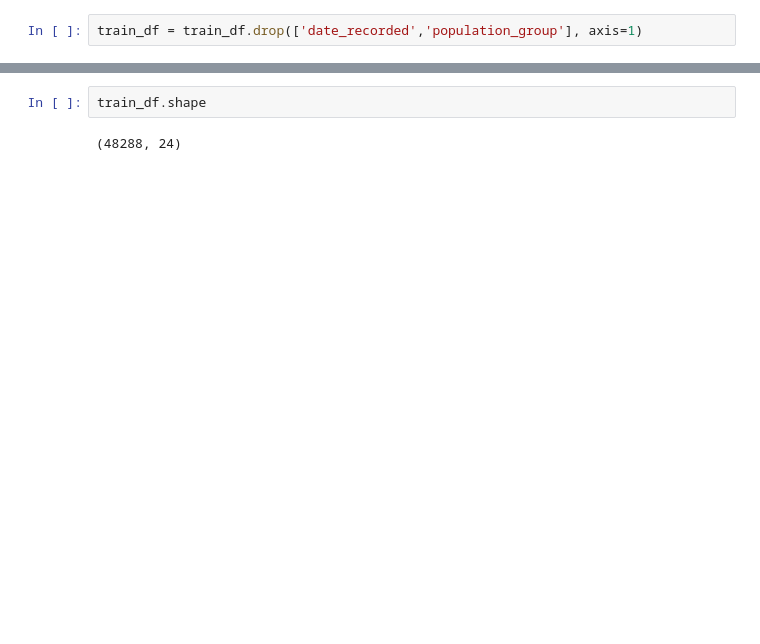
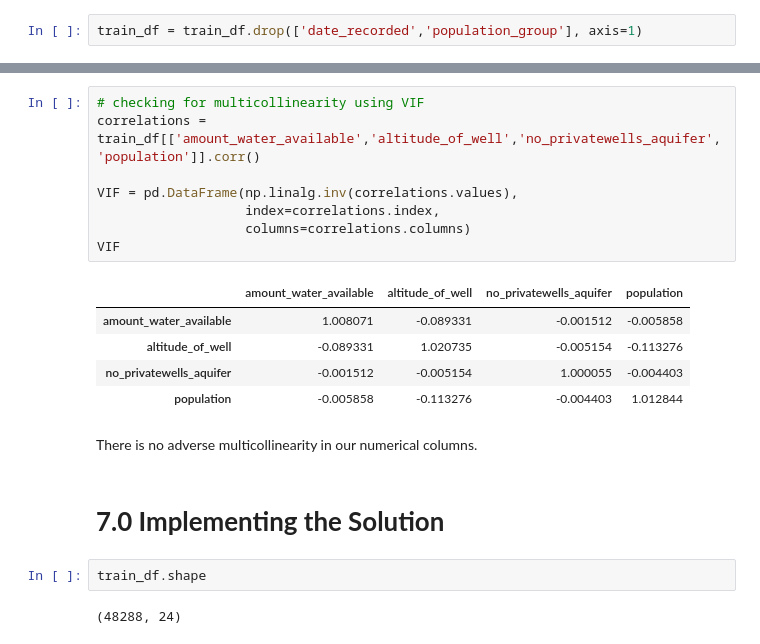
Before and after one commit to njonge-nathan/Capstone-Data-Mining-the-Water-Table.ipynb, a Jupyter notebook: Capstone_Data_Mining_the_Water_Table.ipynb, the cells around one changed output, grey strips where cells are left out. Drawn from its saved outputs; the diff is of its cells as text; blank space fills up the shorter version.

```diff
--- a/Capstone_Data_Mining_the_Water_Table.ipynb
+++ b/Capstone_Data_Mining_the_Water_Table.ipynb
@@ -1214,3 +1295,21 @@ train_df.head(1)
+# %%
+# checking for multicollinearity using VIF
+correlations = train_df[['amount_water_available','altitude_of_well','no_privatewells_aquifer','population']].corr()
+
+VIF = pd.DataFrame(np.linalg.inv(correlations.values),
+                   index=correlations.index,
+                   columns=correlations.columns)
+VIF
+# %% [output]
+|  | amount_water_available | altitude_of_well | no_privatewells_aquifer | population |
+| amount_water_available | 1.008071 | -0.089331 | -0.001512 | -0.005858 |
+| altitude_of_well | -0.089331 | 1.020735 | -0.005154 | -0.113276 |
+| no_privatewells_aquifer | -0.001512 | -0.005154 | 1.000055 | -0.004403 |
+| population | -0.005858 | -0.113276 | -0.004403 | 1.012844 |
+# %% [markdown]
+There is no adverse multicollinearity in our numerical columns.
+# %% [markdown]
+# **7.0 Implementing the Solution**
 # %%
 train_df.shape
 # %% [output]
```
Also changed, not shown: parts of 135 cells of this notebook.
